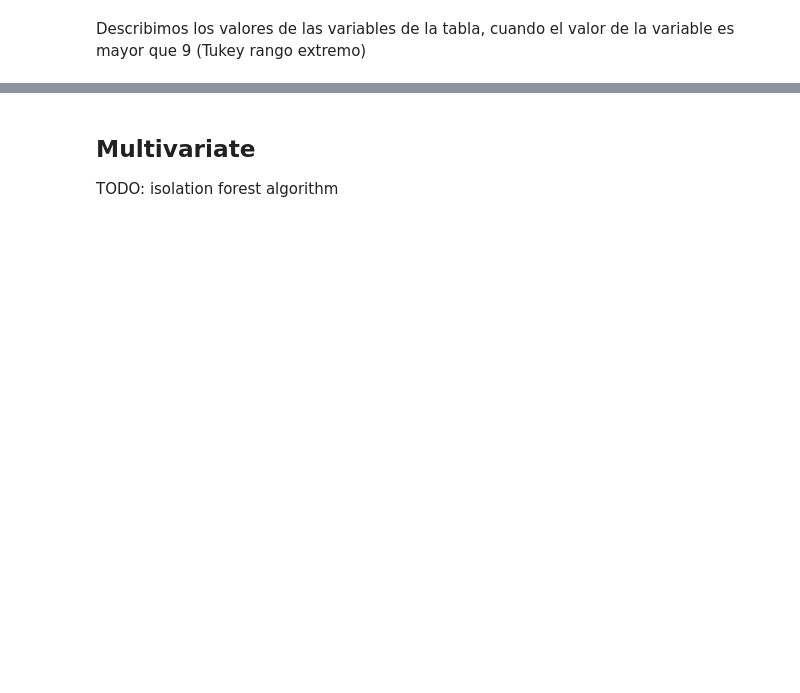
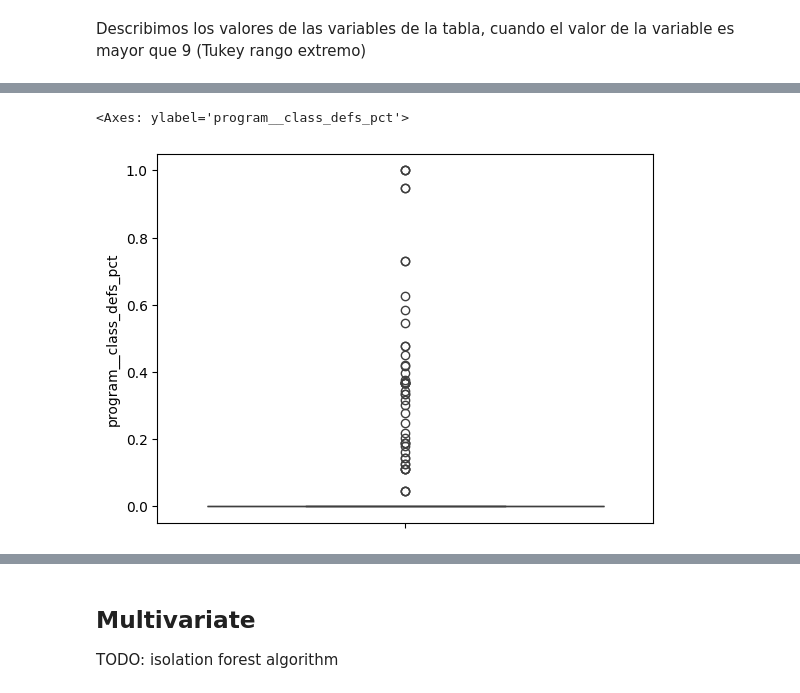
Before and after one commit to UO284262/PythonSourceCodeAnalysis, a Jupyter notebook: notebooks/01_programs.ipynb, the cells around one changed output, grey strips where cells are left out. Saved outputs shown, nothing was run; the diff lists cells and outputs as text; code cells hidden in the pictures; blank space fills up the shorter version.

```diff
--- a/notebooks/01_programs.ipynb
+++ b/notebooks/01_programs.ipynb
@@ -306,0 +279,5 @@ X[X['program__number_of_modules'] > 9.0].describe(percentiles=[.25, .50, .75], i
+# %%
+sns.boxplot(X['program__class_defs_pct'])
+# %% [output]
+<Axes: ylabel='program__class_defs_pct'>
+[figure, added]
```
Also changed, not shown: parts of 7 cells of this notebook, 1 other file.
